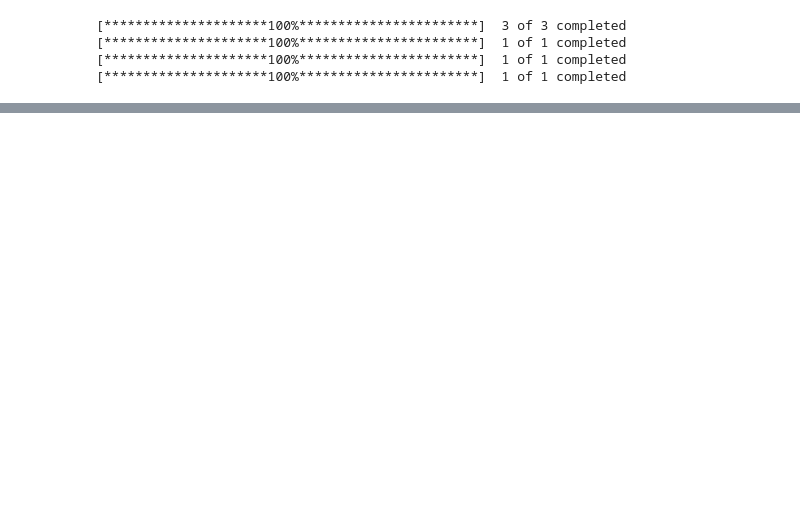
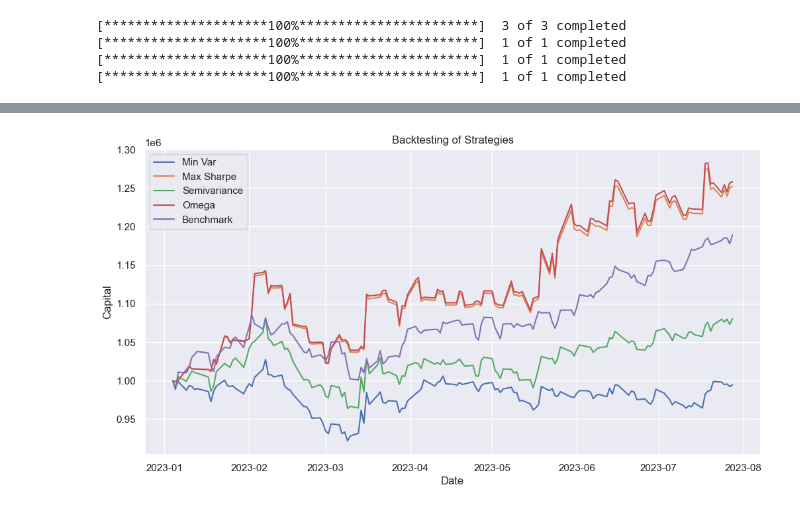
Before and after one commit to nicoglez/Quantitative-Asset-Allocation, a Jupyter notebook: notebook.ipynb, the cells around one changed output, grey strips where cells are left out. Saved outputs shown, nothing was run; the diff lists cells and outputs as text; code cells hidden in the pictures; blank space fills up the shorter version.

```diff
--- a/notebook.ipynb
+++ b/notebook.ipynb
@@ -60,0 +66,3 @@ weights_summary
+# %%
+data_backtesting, data_benchmark_backtesting = download_data(tickers_USA=USA, tickers_MX=MX,benchmark=benchmark,
+                                    start_date=start_date, end_date=end_date).download()
@@ -60,0 +74,6 @@ weights_summary
+# %%
+BT=backtesting(weights_summary=weights_summary, data_stocks=data_backtesting,
+               data_benchmark=data_benchmark_backtesting, cap_inicial=1000000)
+# %%
+evol=BT.history
+evol.tail(5)
@@ -60,0 +97,4 @@ weights_summary
+# %%
+plot_backtesting(evol)
+# %% [output]
+[figure, added]
```
Also changed, not shown: parts of 13 cells of this notebook.
